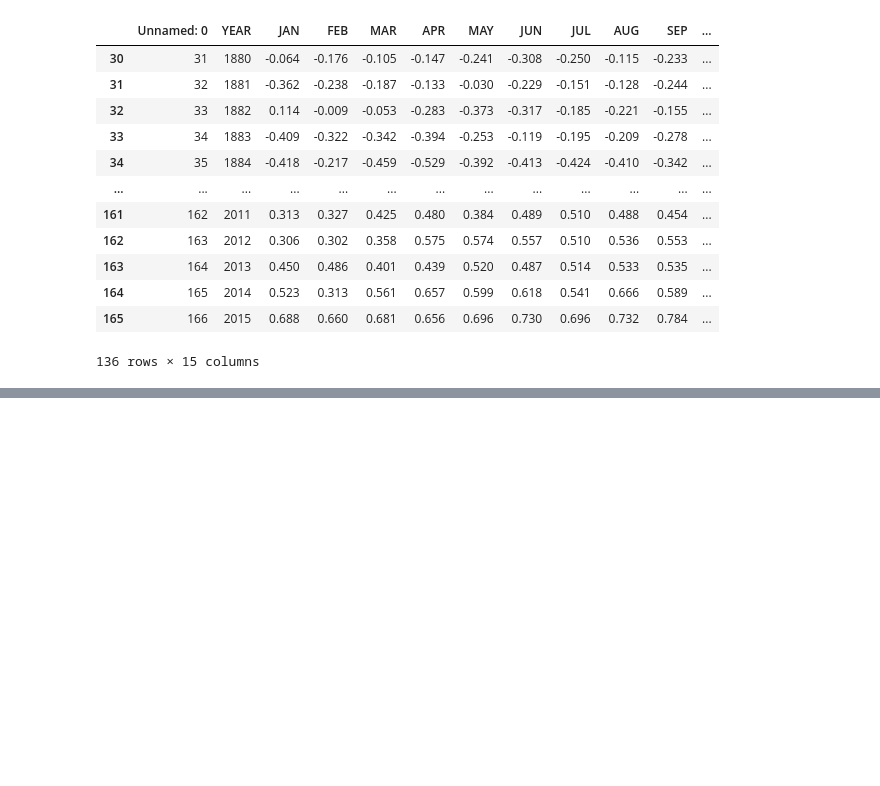
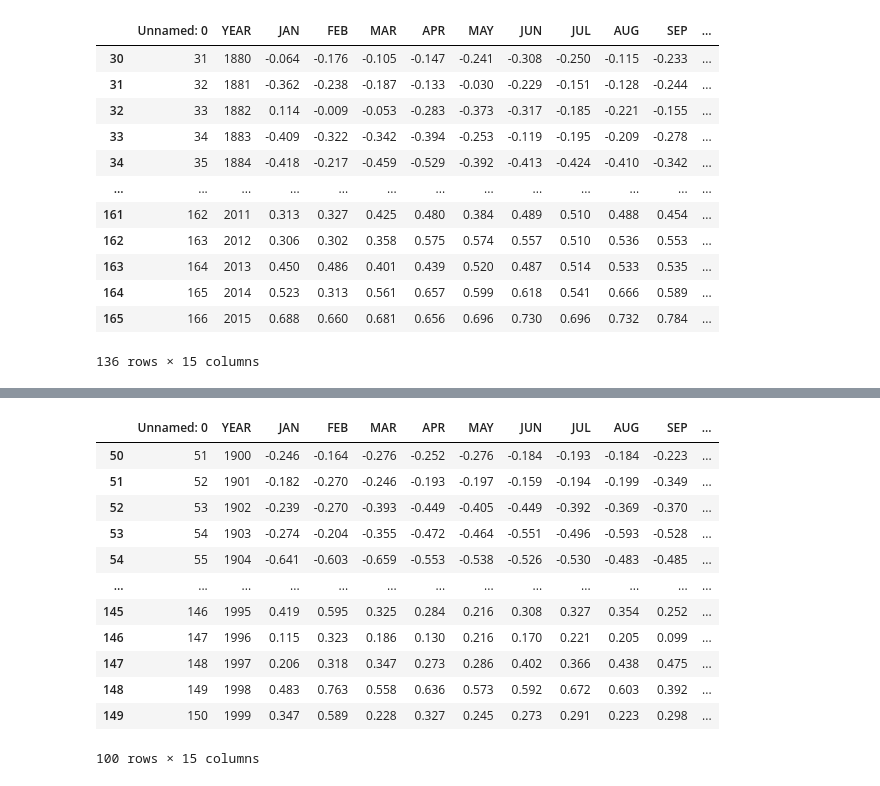
Before and after one commit to jordan-gilmartin/cuyamaca-climatology-analysis, a Jupyter notebook: cuyamaca-climatology-analysis.ipynb, the cells around one changed output, grey strips where cells are left out. Drawn from its saved outputs; the diff is of its cells as text; code cells hidden in the pictures; blank space fills up the shorter version.

```diff
--- a/cuyamaca-climatology-analysis.ipynb
+++ b/cuyamaca-climatology-analysis.ipynb
@@ -494,0 +538,18 @@ jones_eighty
+# %%
+# grabbing date range 1900 - 1999 for 2.8c
+jones_zeros = jones_results.loc[(jones_results.YEAR > 1899) & (jones_results.YEAR < 2000), :]
+jones_zeros
+# %% [output]
+|  | Unnamed: 0 | YEAR | JAN | FEB | MAR | APR | MAY | JUN | JUL | AUG | SEP | ... |
+| 50 | 51 | 1900 | -0.246 | -0.164 | -0.276 | -0.252 | -0.276 | -0.184 | -0.193 | -0.184 | -0.223 | ... |
+| 51 | 52 | 1901 | -0.182 | -0.270 | -0.246 | -0.193 | -0.197 | -0.159 | -0.194 | -0.199 | -0.349 | ... |
+| 52 | 53 | 1902 | -0.239 | -0.270 | -0.393 | -0.449 | -0.405 | -0.449 | -0.392 | -0.369 | -0.370 | ... |
+| 53 | 54 | 1903 | -0.274 | -0.204 | -0.355 | -0.472 | -0.464 | -0.551 | -0.496 | -0.593 | -0.528 | ... |
+| 54 | 55 | 1904 | -0.641 | -0.603 | -0.659 | -0.553 | -0.538 | -0.526 | -0.530 | -0.483 | -0.485 | ... |
+| ... | ... | ... | ... | ... | ... | ... | ... | ... | ... | ... | ... | ... |
+| 145 | 146 | 1995 | 0.419 | 0.595 | 0.325 | 0.284 | 0.216 | 0.308 | 0.327 | 0.354 | 0.252 | ... |
+| 146 | 147 | 1996 | 0.115 | 0.323 | 0.186 | 0.130 | 0.216 | 0.170 | 0.221 | 0.205 | 0.099 | ... |
+| 147 | 148 | 1997 | 0.206 | 0.318 | 0.347 | 0.273 | 0.286 | 0.402 | 0.366 | 0.438 | 0.475 | ... |
+| 148 | 149 | 1998 | 0.483 | 0.763 | 0.558 | 0.636 | 0.573 | 0.592 | 0.672 | 0.603 | 0.392 | ... |
+| 149 | 150 | 1999 | 0.347 | 0.589 | 0.228 | 0.327 | 0.245 | 0.273 | 0.291 | 0.223 | 0.298 | ... |
+100 rows × 15 columns
```
Also changed, not shown: parts of 10 cells of this notebook, 1 other file.
